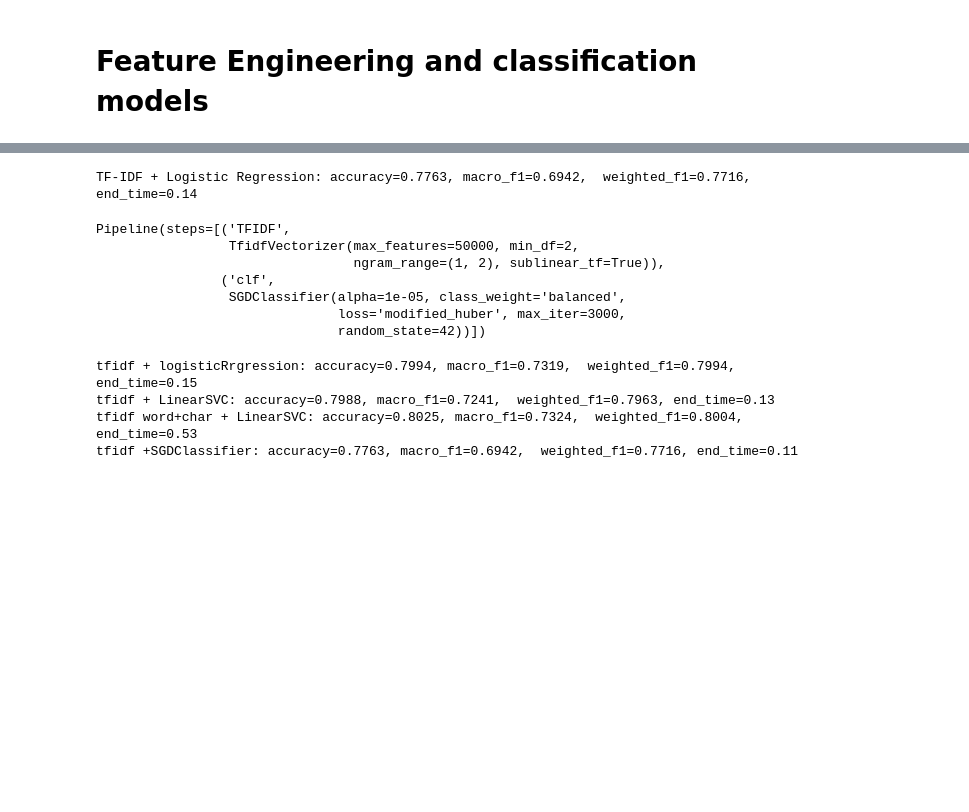
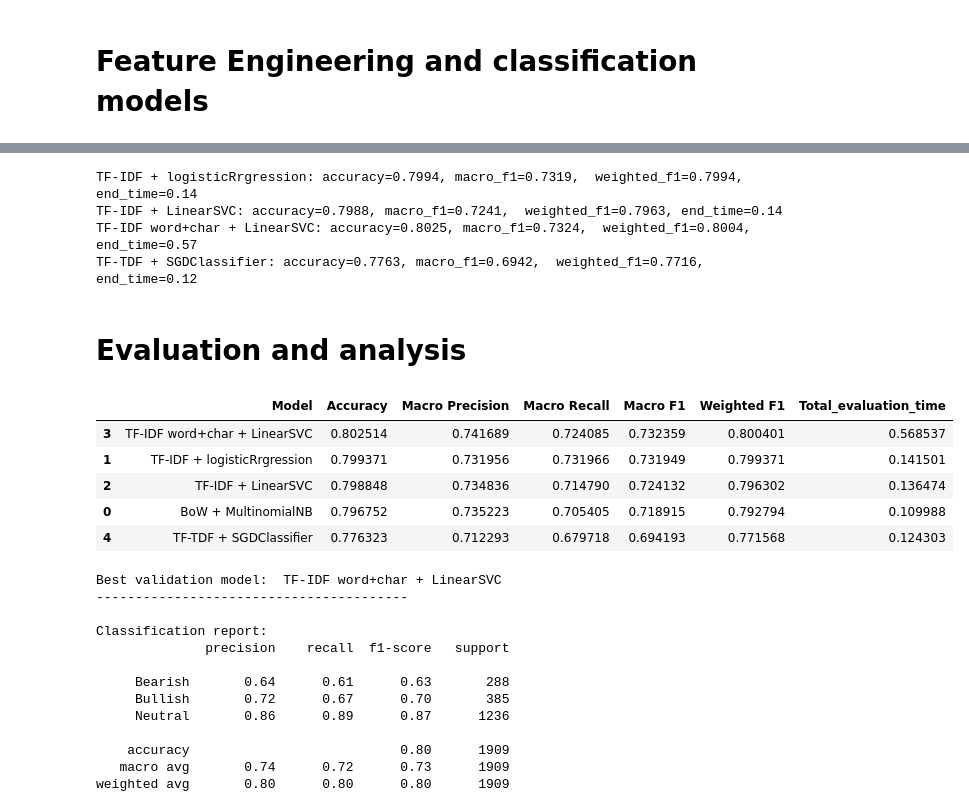
Before and after one commit to iamlaboniraz/Tweet-sentiment-classification-NLP-, a Jupyter notebook: main_analysis.ipynb, the cells around one changed output, grey strips where cells are left out. Drawn from its saved outputs; the diff is of its cells as text; code cells hidden in the pictures; blank space fills up the shorter version.

Commit message:
evaluation analysis

```diff
--- a/main_analysis.ipynb
+++ b/main_analysis.ipynb
@@ -310,7 +310,7 @@ Name: proportion, dtype: float64
 # %% [markdown]
 # Evaluation model
 # %%
-result = []
+results = []
 reports = {}
 predictions = {}
 def model_evaluation(name, model, X_trn=None, X_v=None, y_trn=None, y_v=None):
@@ -334,7 +334,7 @@ def model_evaluation(name, model, X_trn=None, X_v=None, y_trn=None, y_v=None):
 
     accuracy = accuracy_score(y_v, pred)
 
-    result.append({
+    results.append({
         "Model": name,
         "Accuracy": accuracy,
         "Macro Precision": macro_precision,
@@ -438,39 +367,21 @@ Pipeline(steps=[('features',
-# %%
-tfidf_SGDClassifier = Pipeline([
-    ("TFIDF",TfidfVectorizer(ngram_range=(1,2), min_df=2, sublinear_tf=True, max_features=50000)),
-    ('clf',SGDClassifier(loss="modified_huber",alpha=1e-5,max_iter=3000,class_weight='balanced',random_state=RANDOM_STATE))
-])
-model_evaluation(
-    "TF-IDF + Logistic Regression",
-    tfidf_SGDClassifier
-)
-# %% [output]
-TF-IDF + Logistic Regression: accuracy=0.7763, macro_f1=0.6942,  weighted_f1=0.7716, end_time=0.14
-Pipeline(steps=[('TFIDF',
-                 TfidfVectorizer(max_features=50000, min_df=2,
-                                 ngram_range=(1, 2), sublinear_tf=True)),
-                ('clf',
-                 SGDClassifier(alpha=1e-05, class_weight='balanced',
-                               loss='modified_huber', max_iter=3000,
-                               random_state=42))])
 # %%
 models = {
-    'tfidf + logisticRrgression' : Pipeline([
+    'TF-IDF + logisticRrgression' : Pipeline([
     ("tfidf",TfidfVectorizer(ngram_range=(1,2), min_df=2, sublinear_tf=True, max_features=50000)),
     ('clf',OneVsRestClassifier(LogisticRegression(max_iter=1000, solver='liblinear',C=1,class_weight='balanced',random_state=RANDOM_STATE)))
 ]),
-    'tfidf + LinearSVC' : Pipeline([
+    'TF-IDF + LinearSVC' : Pipeline([
     ("tfidf",TfidfVectorizer(ngram_range=(1,2), min_df=2, sublinear_tf=True, max_features=50000)),
     ('clf',LinearSVC(max_iter=3000, dual='auto', C=1,class_weight='balanced',random_state=RANDOM_STATE))
 ]),
-    'tfidf word+char + LinearSVC' : Pipeline([
+    'TF-IDF word+char + LinearSVC' : Pipeline([
         ('features', FeatureUnion([
             ('word',TfidfVectorizer(analyzer='word',ngram_range=(1,2), min_df=2,sublinear_tf=True, max_features=50000)),
             ('char',TfidfVectorizer(analyzer='char_wb',ngram_range=(2,3), min_df=2,sublinear_tf=True, max_features=50000)),
         ])),
         ('clf',LinearSVC(max_iter=3000, dual='auto', C=0.5,class_weight='balanced',random_state=RANDOM_STATE))
 ]),
-    'tfidf +SGDClassifier' : Pipeline([
+    'TF-TDF + SGDClassifier' : Pipeline([
     ("tfidf",TfidfVectorizer(ngram_range=(1,2), min_df=2, sublinear_tf=True, max_features=50000)),
     ('clf',SGDClassifier(loss="modified_huber",alpha=1e-5,max_iter=3000,class_weight='balanced',random_state=RANDOM_STATE))
 ])
@@ -479,7 +390,37 @@ trained_models = {}
 for name, model in models.items():
     trained_models[name] = model_evaluation(name,model)
 # %% [output]
-tfidf + logisticRrgression: accuracy=0.7994, macro_f1=0.7319,  weighted_f1=0.7994, end_time=0.15
-tfidf + LinearSVC: accuracy=0.7988, macro_f1=0.7241,  weighted_f1=0.7963, end_time=0.13
-tfidf word+char + LinearSVC: accuracy=0.8025, macro_f1=0.7324,  weighted_f1=0.8004, end_time=0.53
-tfidf +SGDClassifier: accuracy=0.7763, macro_f1=0.6942,  weighted_f1=0.7716, end_time=0.11
+TF-IDF + logisticRrgression: accuracy=0.7994, macro_f1=0.7319,  weighted_f1=0.7994, end_time=0.14
+TF-IDF + LinearSVC: accuracy=0.7988, macro_f1=0.7241,  weighted_f1=0.7963, end_time=0.14
+TF-IDF word+char + LinearSVC: accuracy=0.8025, macro_f1=0.7324,  weighted_f1=0.8004, end_time=0.57
+TF-TDF + SGDClassifier: accuracy=0.7763, macro_f1=0.6942,  weighted_f1=0.7716, end_time=0.12
+# %% [markdown]
+# Evaluation and analysis
+# %%
+results_df = pd.DataFrame(results).sort_values('Macro F1',ascending=False)
+display(results_df)
+best_model_name = results_df.iloc[0]['Model']
+print("Best validation model: ",best_model_name)
+print("----------------------------------------")
+print("\nClassification report: ")
+print(reports[best_model_name])
+# %% [output]
+|  | Model | Accuracy | Macro Precision | Macro Recall | Macro F1 | Weighted F1 | Total_evaluation_time |
+| 3 | TF-IDF word+char + LinearSVC | 0.802514 | 0.741689 | 0.724085 | 0.732359 | 0.800401 | 0.568537 |
+| 1 | TF-IDF + logisticRrgression | 0.799371 | 0.731956 | 0.731966 | 0.731949 | 0.799371 | 0.141501 |
+| 2 | TF-IDF + LinearSVC | 0.798848 | 0.734836 | 0.714790 | 0.724132 | 0.796302 | 0.136474 |
+| 0 | BoW + MultinomialNB | 0.796752 | 0.735223 | 0.705405 | 0.718915 | 0.792794 | 0.109988 |
+| 4 | TF-TDF + SGDClassifier | 0.776323 | 0.712293 | 0.679718 | 0.694193 | 0.771568 | 0.124303 |
+Best validation model:  TF-IDF word+char + LinearSVC
+----------------------------------------
+
+Classification report:
+              precision    recall  f1-score   support
+
+     Bearish       0.64      0.61      0.63       288
+     Bullish       0.72      0.67      0.70       385
+     Neutral       0.86      0.89      0.87      1236
+
+    accuracy                           0.80      1909
+   macro avg       0.74      0.72      0.73      1909
+weighted avg       0.80      0.80      0.80      1909
```
Also changed, not shown: parts of 4 cells of this notebook.
